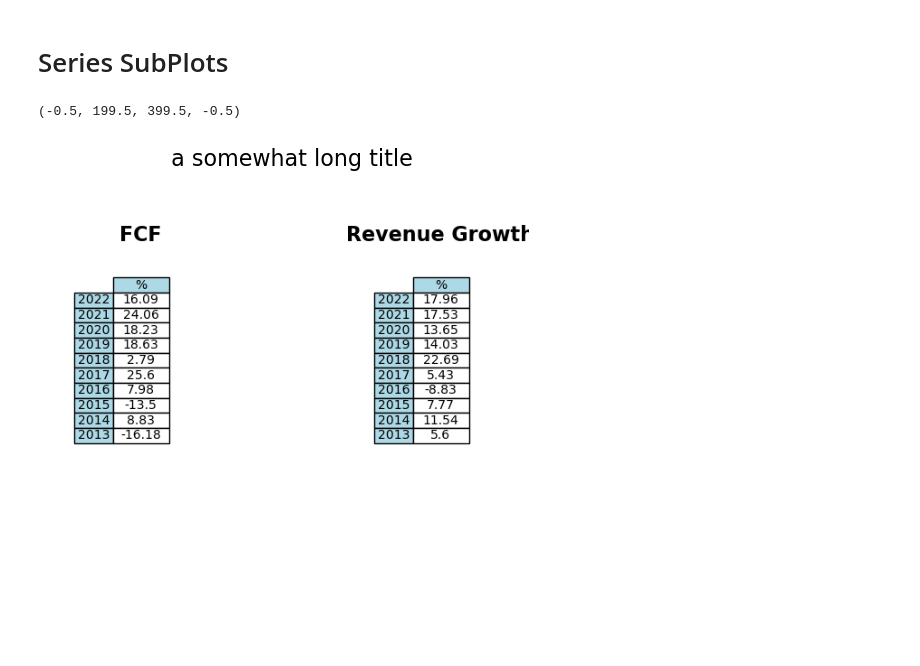
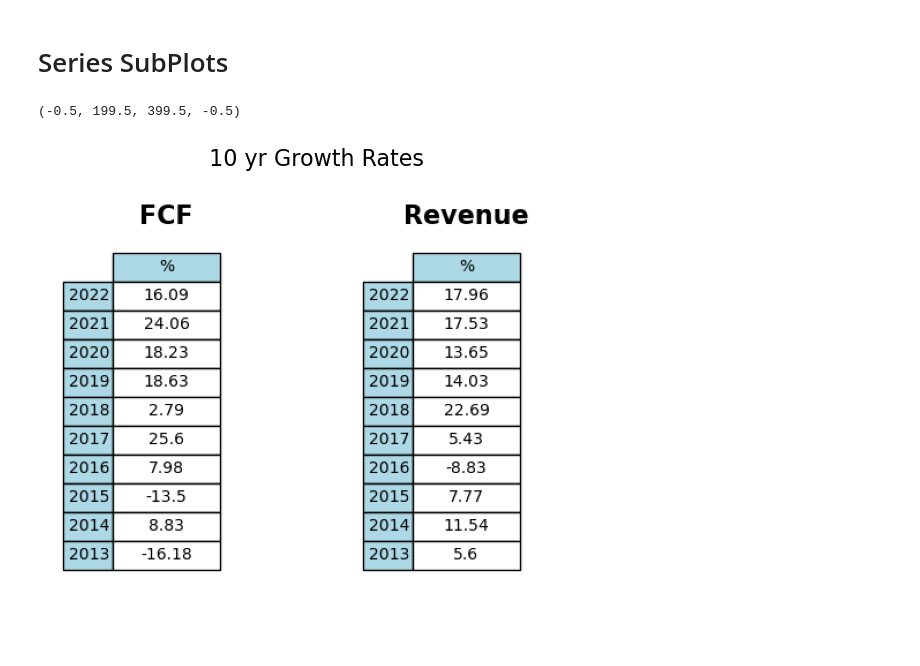
Before and after one commit to xitxat/FundamentalAnalysis, a Jupyter notebook: FA/Value01.ipynb, the cells around one changed output. Drawn from its saved outputs; the diff is of its cells as text; code cells hidden in the pictures; blank space fills up the shorter version.

```diff
--- a/FA/Value01.ipynb
+++ b/FA/Value01.ipynb
@@ -794,30 +794,31 @@ from matplotlib import rcParams
 # %%
 
 # figure size in inches optional
-rcParams['figure.figsize'] = 6 ,4
+rcParams['figure.figsize'] = 6,5
 # plt.axis('off')
 
 # read images
 img_A = mpimg.imread('IMG\\fcf10yr.png')
 img_B = mpimg.imread('IMG\\revenueGrowth10yr.png')
 
 
 
-# display images : Rows, Columns
+# display images  : Rows, Columns
 fig, ax = plt.subplots(1,2,  constrained_layout=True ) # constrained_layout=True
 fig.suptitle(' 10 yr Growth Rates', fontsize=16)
+# plt.subplots_adjust(right = 1.3)
 # plt.tight_layout()
 
 ax[0].axis('off')
 ax[0].imshow(img_A)
 
 # ax[0].set_title('subplot 1')
 # ax[0].set_xlabel('distance (m)')
 # ax[0].set_ylabel('Damped oscillation')
 
 
 ax[1].imshow(img_B)
 ax[1].axis('off')
 # %% [output]
 (-0.5, 199.5, 399.5, -0.5)
-[figure, old version]
+[figure, new version]
```
Also changed, not shown: parts of 3 cells of this notebook, 2 other files.
